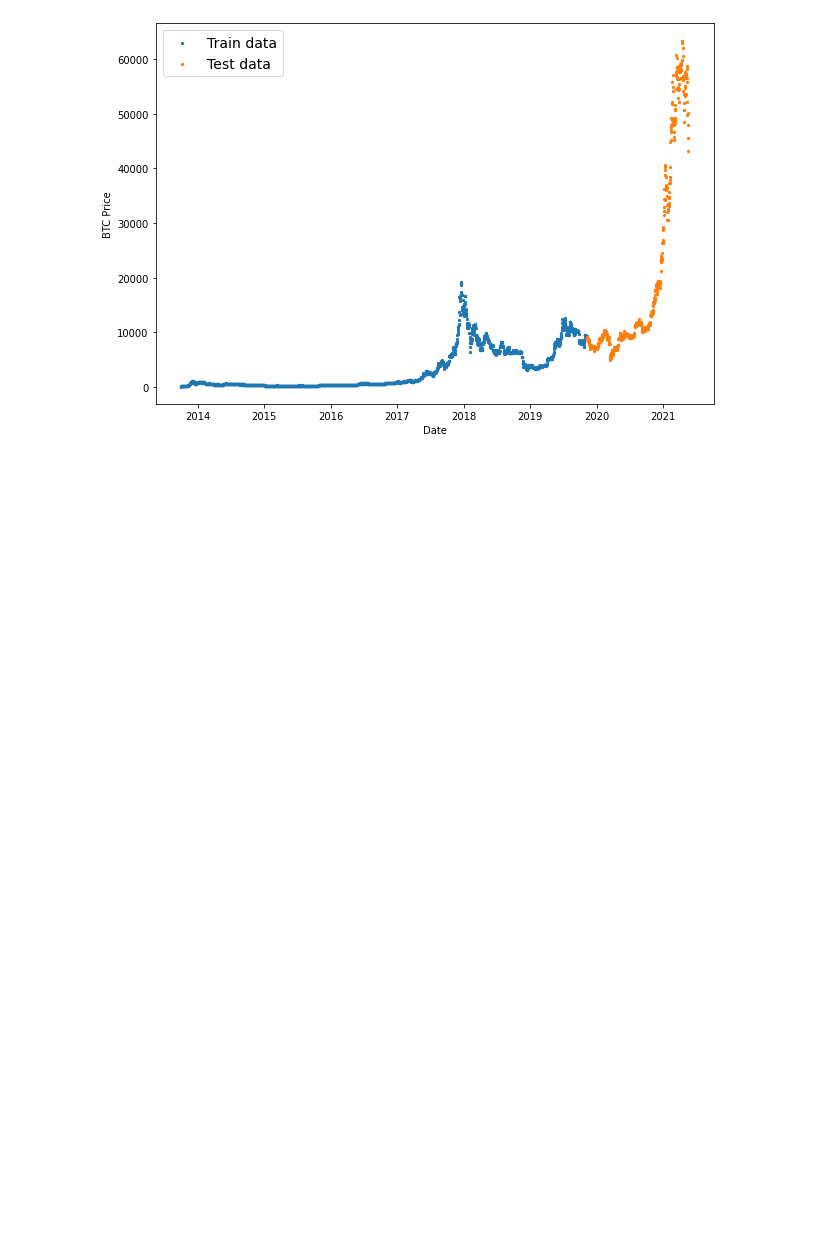
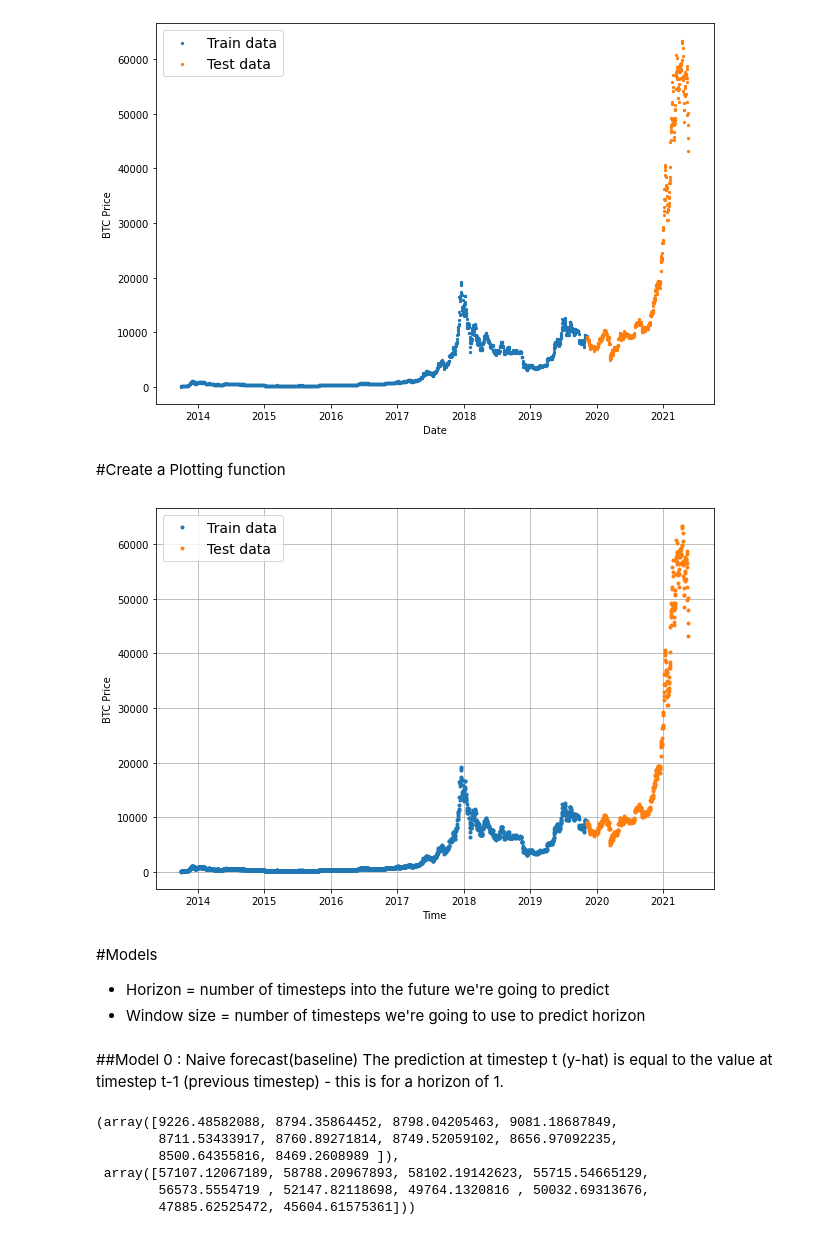
Before and after one commit to ParsaSinichi/Tensorflow_DL, a Jupyter notebook: Time_series_forecasting_.ipynb, the cells around one changed output. Saved outputs shown, nothing was run; the diff lists cells and outputs as text; code cells hidden in the pictures; blank space fills up the shorter version.

Commit message:
Created plotting function and naïve model

```diff
--- a/Time_series_forecasting_.ipynb
+++ b/Time_series_forecasting_.ipynb
@@ -187,3 +187,52 @@ plt.legend(fontsize=14)
 plt.show();
 # %% [output]
 [figure]
+# %% [markdown]
+#Create a Plotting function
+# %%
+#Create a function to plot time series data
+def plot_time_series(timesteps, values, format=".", start=0, end=None, label=None):
+  """
+  Plots timesteps (a series of points in time) against values (a series of values across timesteps).
+
+  Parameters
+  ----------
+  timesteps : array of timestep values
+  values : array of values across time
+  format : style of plot, default "."
+  start : where to start the plot (setting a value will index from start of timesteps & values)
+  end : where to end the plot (similar to start but for the end)
+  label : label to show on plot about values, default None
+  """
+  # Plot the series
+  plt.plot(timesteps[start:end], values[start:end], format, label=label)
+  plt.xlabel("Time")
+  plt.ylabel("BTC Price")
+  if label:
+    plt.legend(fontsize=14) # make label bigger
+  plt.grid(True)
+# %%
+# Test out plotting function
+plt.figure(figsize=(10, 7))
+plot_time_series(timesteps=X_train, values=y_train, label="Train data")
+plot_time_series(timesteps=X_test, values=y_test, label="Test data")
+# %% [output]
+[figure, added]
+# %% [markdown]
+#Models
+* Horizon = number of timesteps into the future we're going to predict
+* Window size = number of timesteps we're going to use to predict horizon
+# %% [markdown]
+##Model 0 : Naive forecast(baseline)
+The prediction at timestep t (y-hat) is equal to the value at timestep t-1 (previous timestep) - this is for a horizon of 1.
+# %%
+#Create a naive forecast
+naive_forecast=y_test[:-1]
+naive_forecast[:10],naive_forecast[-10:]
+# %% [output]
+(array([9226.48582088, 8794.35864452, 8798.04205463, 9081.18687849,
+        8711.53433917, 8760.89271814, 8749.52059102, 8656.97092235,
+        8500.64355816, 8469.2608989 ]),
+ array([57107.12067189, 58788.20967893, 58102.19142623, 55715.54665129,
+        56573.5554719 , 52147.82118698, 49764.1320816 , 50032.69313676,
+        47885.62525472, 45604.61575361]))
```
Also changed, not shown: parts of 3 cells of this notebook.
